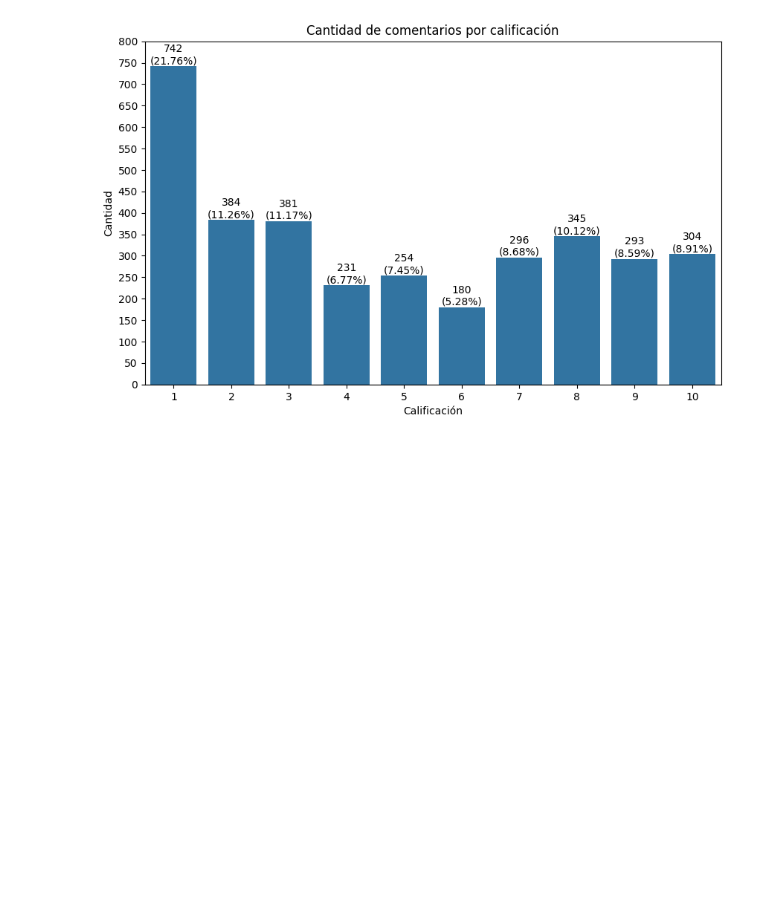
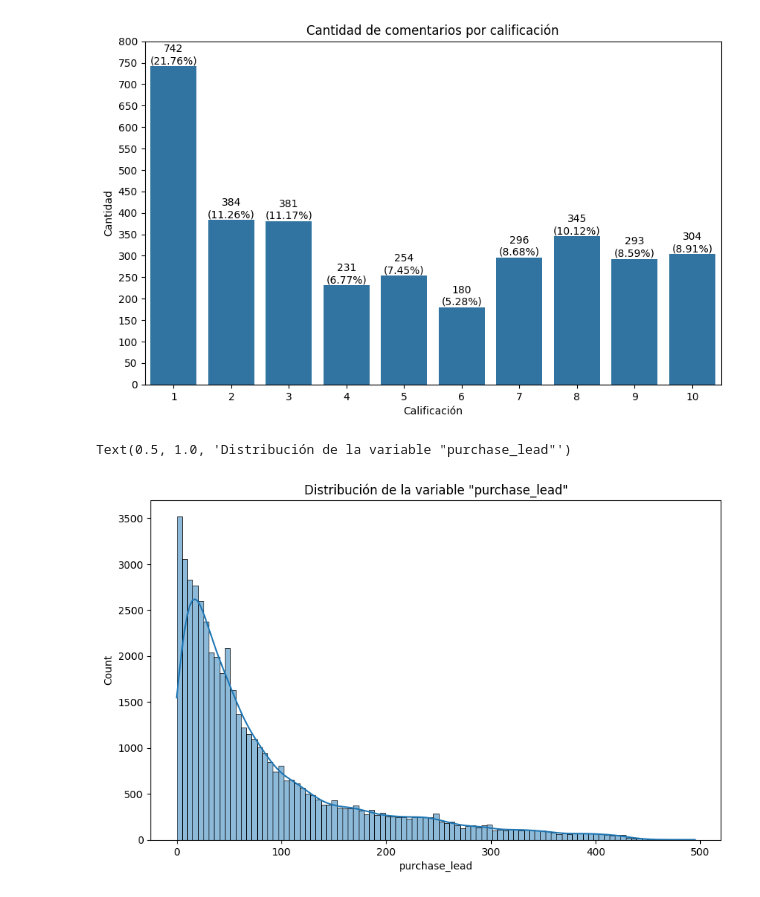
Before and after one commit to lcondoriz/tp1-orgaDatos, a Jupyter notebook: tp1.ipynb, the cells around one changed output. Drawn from its saved outputs; the diff is of its cells as text; code cells hidden in the pictures; blank space fills up the shorter version.

Commit message:
add: Visualizaciones

```diff
--- a/tp1.ipynb
+++ b/tp1.ipynb
@@ -48,0 +126,3 @@ df_cleaned_reviews.drop_duplicates(inplace=True)
+# %%
+# Convertimos a variable categórica
+df_filtered['sales_channel'] = df_filtered['sales_channel'].astype('category')
@@ -48,0 +139,3 @@ df_cleaned_reviews.drop_duplicates(inplace=True)
+# %%
+# Convertimos a variable categórica
+df_filtered['trip_type'] = df_filtered['trip_type'].astype('category')
@@ -48,0 +160,3 @@ df_cleaned_reviews.drop_duplicates(inplace=True)
+# %%
+# Convertimos a variable categórica
+df_filtered['route'] = df_filtered['route'].astype('category')
@@ -48,0 +181,3 @@ df_cleaned_reviews.drop_duplicates(inplace=True)
+# %%
+# Convertimos a variable categórica
+df_filtered['booking_origin'] = df_filtered['booking_origin'].astype('category')
@@ -63,3 +200,11 @@ plt.yticks(range(0, 850, 50))
 plt.show()
 # %% [output]
 [figure]
+# %%
+# Graficams la distribución 	purchase_lead
+plt.figure(figsize=(10, 6))
+sns.histplot(df_filtered.purchase_lead, kde=True)
+plt.title('Distribución de la variable "purchase_lead"')
+# %% [output]
+Text(0.5, 1.0, 'Distribución de la variable "purchase_lead"')
+[figure, added]
```
Also changed, not shown: parts of 21 cells of this notebook.
